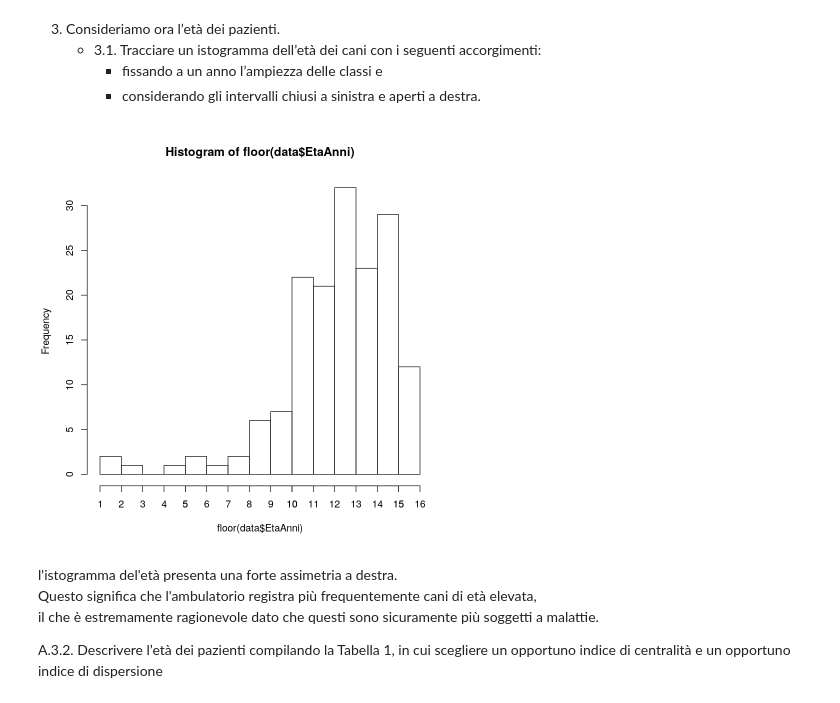
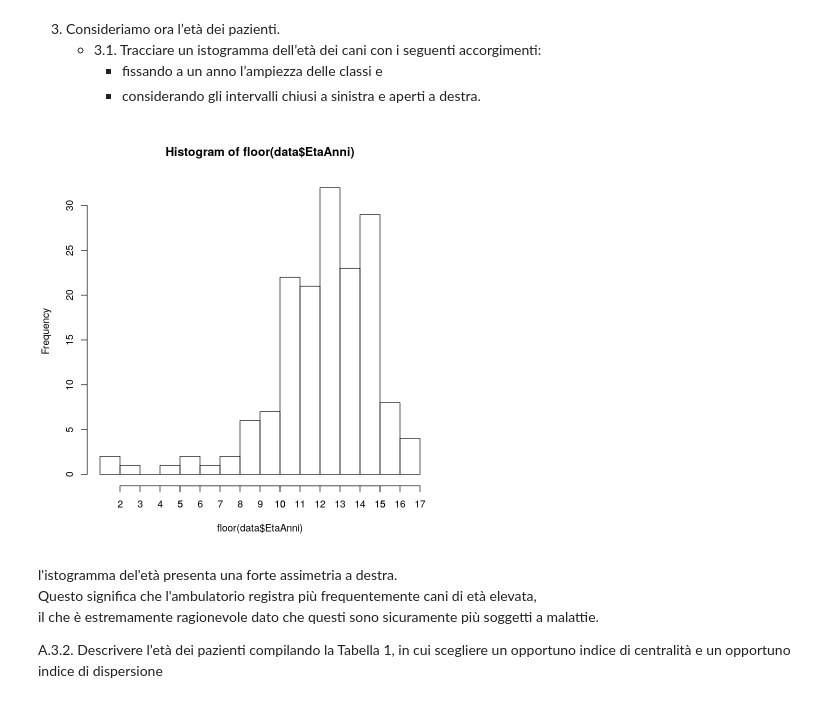
Before and after one commit to f14-bertolotti/SAD-unimi, a Jupyter notebook: cani/solution_R.ipynb, the cells around one changed output. Saved outputs shown, nothing was run; the diff lists cells and outputs as text; code cells hidden in the pictures.

```diff
--- a/cani/solution_R.ipynb
+++ b/cani/solution_R.ipynb
@@ -26,10 +26,10 @@ A.2.:  58
 # %%
 age_min <- min(floor(data$EtaAnni))
 age_max <- max(floor(data$EtaAnni))
-hist(floor(data$EtaAnni), breaks=seq(age_min,age_max,1), right=FALSE)
-axis(1, age_min:age_max)
+hist(floor(data$EtaAnni), breaks=seq(age_min,age_max+1,1), right=FALSE)
+axis(1, age_min:age_max+1)
 # %% [output]
-[figure, old version]
+[figure, new version]
 # %% [markdown]
 l'istogramma del'età presenta una forte assimetria a destra.
 Questo significa che l'ambulatorio registra più frequentemente cani di età elevata,
```
